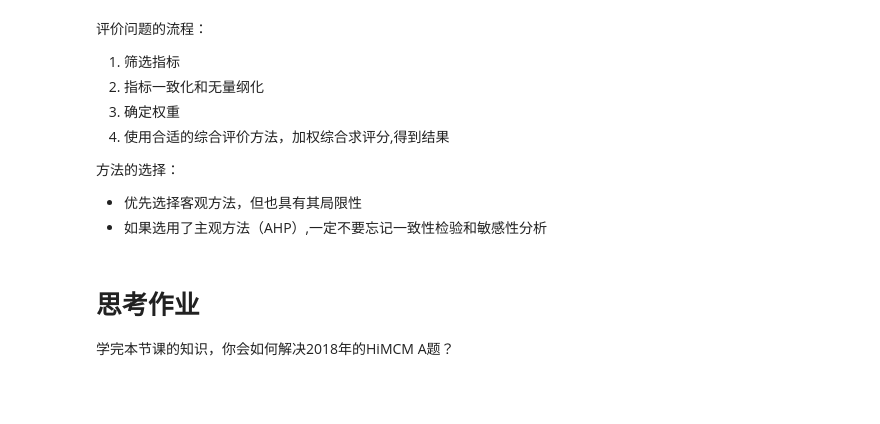
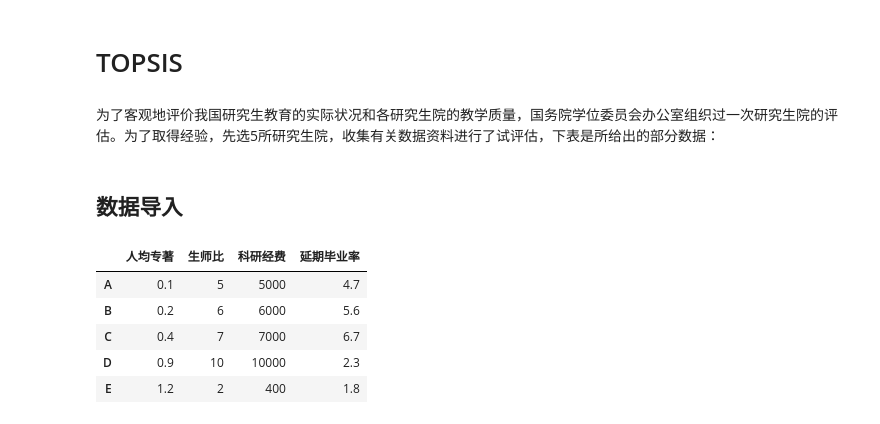
Before and after one commit to ThomsonRen/math-models, a Jupyter notebook: 评价模型.ipynb, the cells around one changed output. Saved outputs shown, nothing was run; the diff lists cells and outputs as text; code cells hidden in the pictures; blank space fills up the shorter version.

```diff
--- a/评价模型.ipynb
+++ b/评价模型.ipynb
@@ -723,15 +1,28 @@ $$
-# %% [markdown]
-评价问题的流程：
-1. 筛选指标
-2. 指标一致化和无量纲化
-3. 确定权重
-4. 使用合适的综合评价方法，加权综合求评分,得到结果
-
-
-方法的选择：
-- 优先选择客观方法，但也具有其局限性
-- 如果选用了主观方法（AHP）,一定不要忘记一致性检验和敏感性分析
-# %% [markdown]
-# 思考作业
-
-学完本节课的知识，你会如何解决2018年的HiMCM A题？
+# %% [markdown]
+# TOPSIS
+# %% [markdown]
+为了客观地评价我国研究生教育的实际状况和各研究生院的教学质量，国务院学位委员会办公室组织过一次研究生院的评估。为了取得经验，先选5所研究生院，收集有关数据资料进行了试评估，下表是所给出的部分数据：
+# %% [markdown]
+## 数据导入
+# %%
+import pandas as pd
+
+num_of_papers = [0.1,0.2,0.4,0.9,1.2]
+student_to_teachers = [5,6,7,10,2]
+funding = [5000,6000,7000,10000,400]
+delay = [4.7,5.6,6.7,2.3,1.8]
+
+df = pd.DataFrame()
+df['人均专著'] = num_of_papers
+df['生师比'] = student_to_teachers
+df['科研经费'] = funding
+df['延期毕业率'] = delay
+df.index = ['A','B','C','D','E']
+df
+# %% [output]
+|  | 人均专著 | 生师比 | 科研经费 | 延期毕业率 |
+| A | 0.1 | 5 | 5000 | 4.7 |
+| B | 0.2 | 6 | 6000 | 5.6 |
+| C | 0.4 | 7 | 7000 | 6.7 |
+| D | 0.9 | 10 | 10000 | 2.3 |
+| E | 1.2 | 2 | 400 | 1.8 |
```
Also changed, not shown: parts of 86 cells of this notebook.
